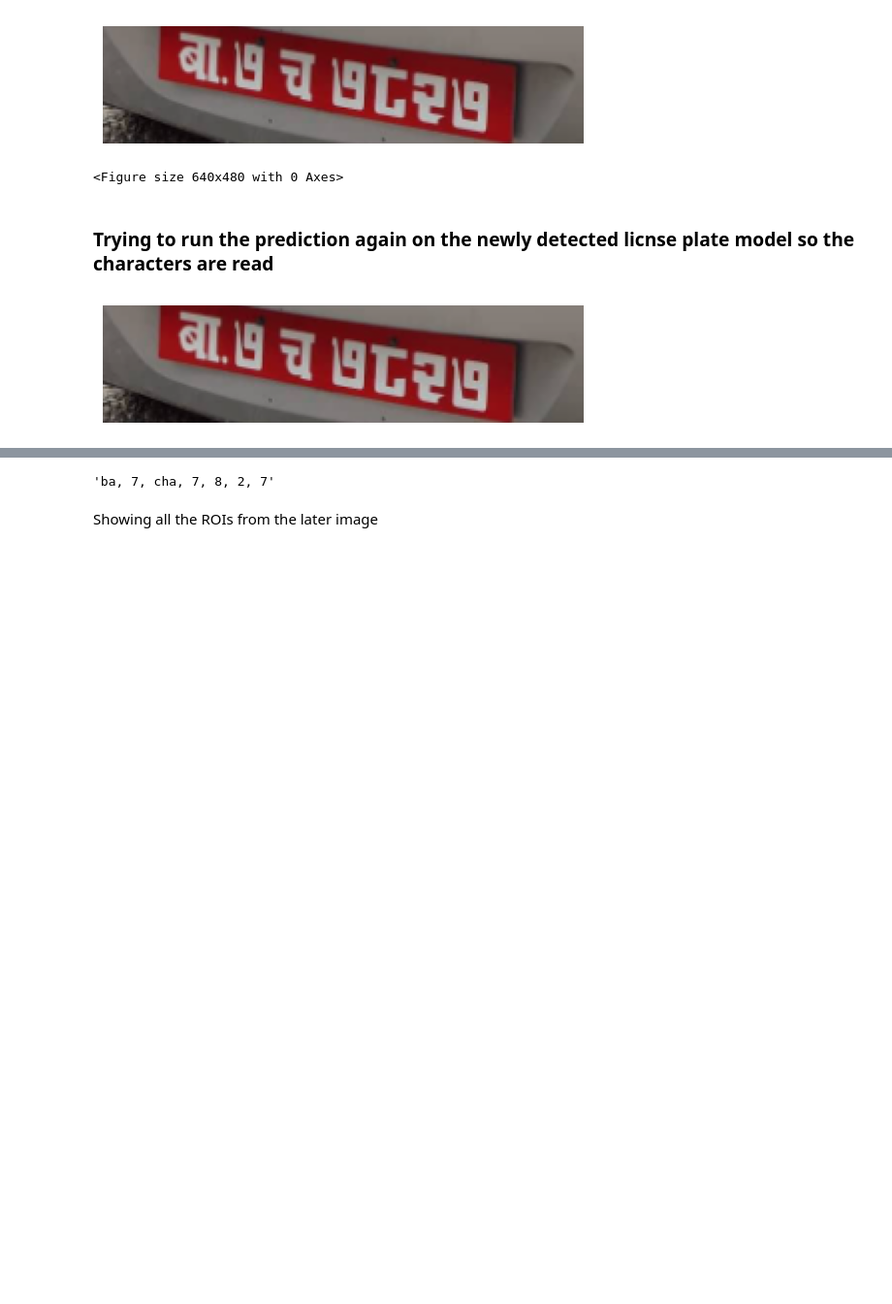
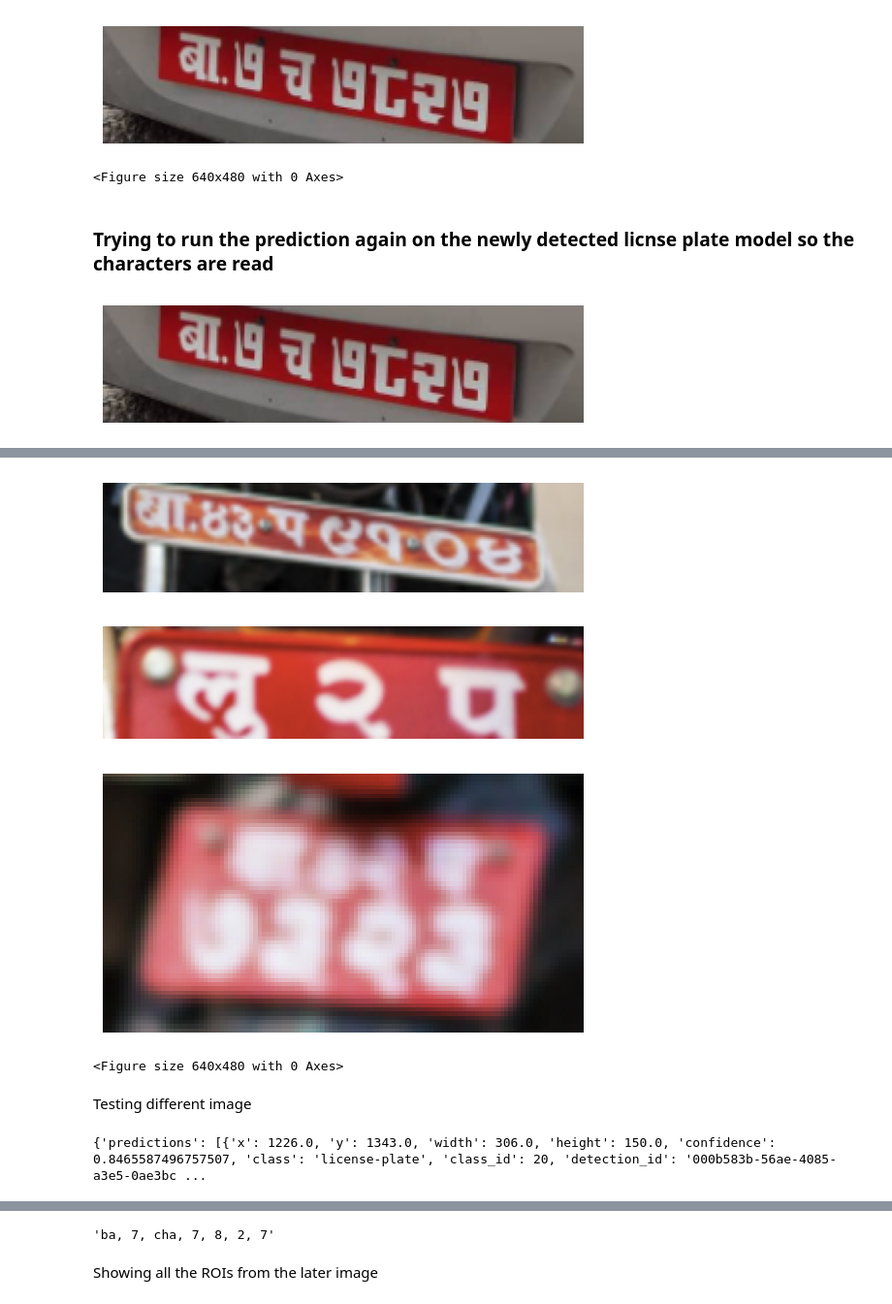
Before and after one commit to sarthakshrestha/license-plate-yolov8, a Jupyter notebook: RoboflowPrep.ipynb, the cells around one changed output, grey strips where cells are left out. Shown at 97% size. Cells and saved outputs as stored; diff of their text form; code cells hidden in the pictures; blank space fills up the shorter version.

Commit message:
Multiple LP detection added

```diff
--- a/RoboflowPrep.ipynb
+++ b/RoboflowPrep.ipynb
@@ -309,0 +329,7 @@ show_roi_from_json(image_path, prediction_json)
+# %%
+image_path = "/Users/sarthakshrestha/Documents/fyp ipnybs/multipletest.png"
+prediction = license_detector.predict(image_path)
+# %%
+prediction2json = prediction.json()
+# print(prediction2json)
+prediction2json
@@ -309,0 +354,37 @@ show_roi_from_json(image_path, prediction_json)
+# %%
+def show_license_plates_from_json(image_path, prediction_json):
+    # Load the image
+    image = cv2.imread(image_path)
+
+    # Iterate through each prediction in the JSON
+    for prediction in prediction_json['predictions']:
+        # Check if the class is 'license-plate'
+        if prediction['class'] == 'license-plate':
+            x = prediction['x']
+            y = prediction['y']
+            width = prediction['width']
+            height = prediction['height']
+
+            # Calculate the coordinates of the region of interest
+            x1 = int(x - width / 2)
+            y1 = int(y - height / 2)
+            x2 = int(x + width / 2)
+            y2 = int(y + height / 2)
+
+            # Cropping the region of interest from the images
+            roi = image[y1:y2, x1:x2]
+
+            # Showing the cropped region of interest of the detected license plates
+            plt.imshow(cv2.cvtColor(roi, cv2.COLOR_BGR2RGB))
+            plt.axis('off')  # Turning off the axes
+            plt.show()
+            plt.savefig(f'/Users/sarthakshrestha/Documents/fyp ipnybs/multiple-lps/prediction_{prediction["class_id"]}.png')
+# %%
+show_license_plates_from_json(image_path, prediction2json)
+# %% [output]
+[figure, added]
+[figure, added]
+[figure, added]
+<Figure size 640x480 with 0 Axes>
+# %% [markdown]
+Testing different image
@@ -309,0 +396,5 @@ show_roi_from_json(image_path, prediction_json)
+# %%
+prediction2json = prediction.json()
+print(prediction2json)
+# %% [output]
+{'predictions': [{'x': 1226.0, 'y': 1343.0, 'width': 306.0, 'height': 150.0, 'confidence': 0.8465587496757507, 'class': 'license-plate', 'class_id': 20, 'detection_id': '000b583b-56ae-4085-a3e5-0ae3bc ...
```
Also changed, not shown: parts of 16 cells of this notebook, 5 other files.
